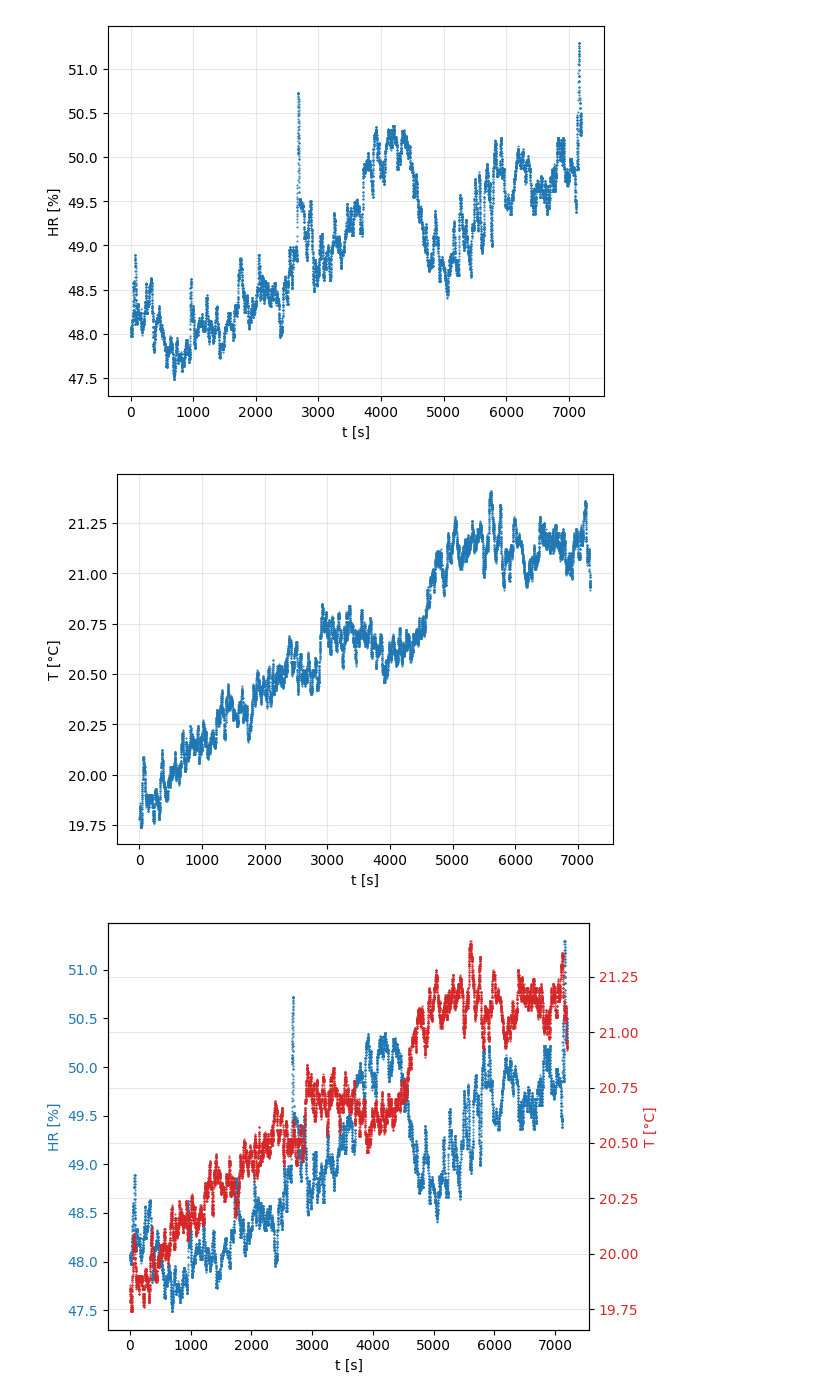
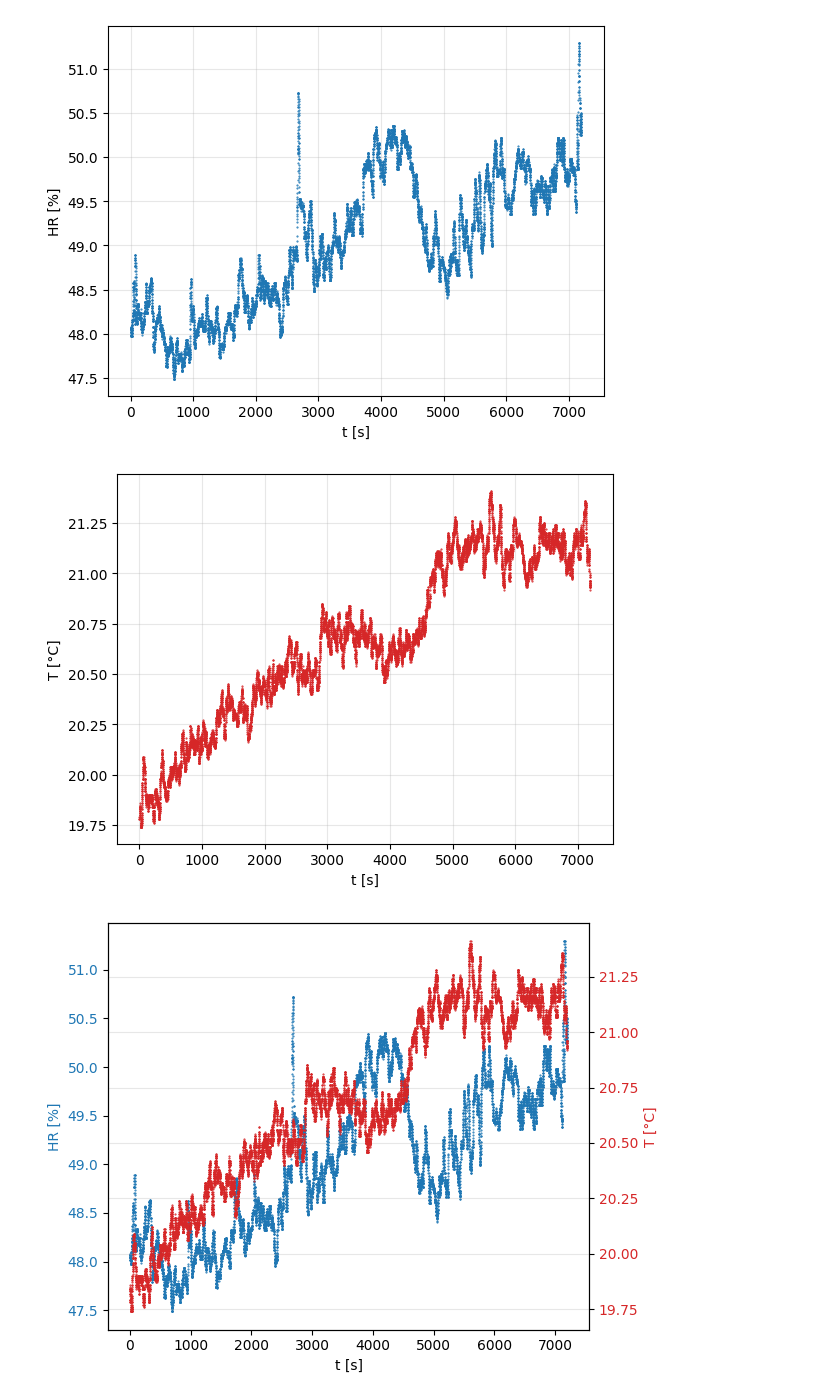
Before and after one commit to Dariomin/Lab4, a Jupyter notebook: plot_HRT.ipynb, the cells around one changed output. Cells and saved outputs as stored; diff of their text form; code cells hidden in the pictures.

```diff
--- a/plot_HRT.ipynb
+++ b/plot_HRT.ipynb
@@ -36,13 +36,13 @@ plt.show()
 # %% [output]
 [figure]
 # %%
-plt.plot(time, T, marker='.', markersize=1, linestyle='None')
+plt.plot(time, T, marker='.', markersize=1, linestyle='None', color='tab:red')
 plt.xlabel('t [s]')
 plt.ylabel('T [°C]')
 plt.grid(alpha=0.3)
 plt.show()
 # %% [output]
-[figure, old version]
+[figure, new version]
 # %%
 fig, ax1 = plt.subplots()
 
```
Also changed, not shown: parts of 5 cells of this notebook.
